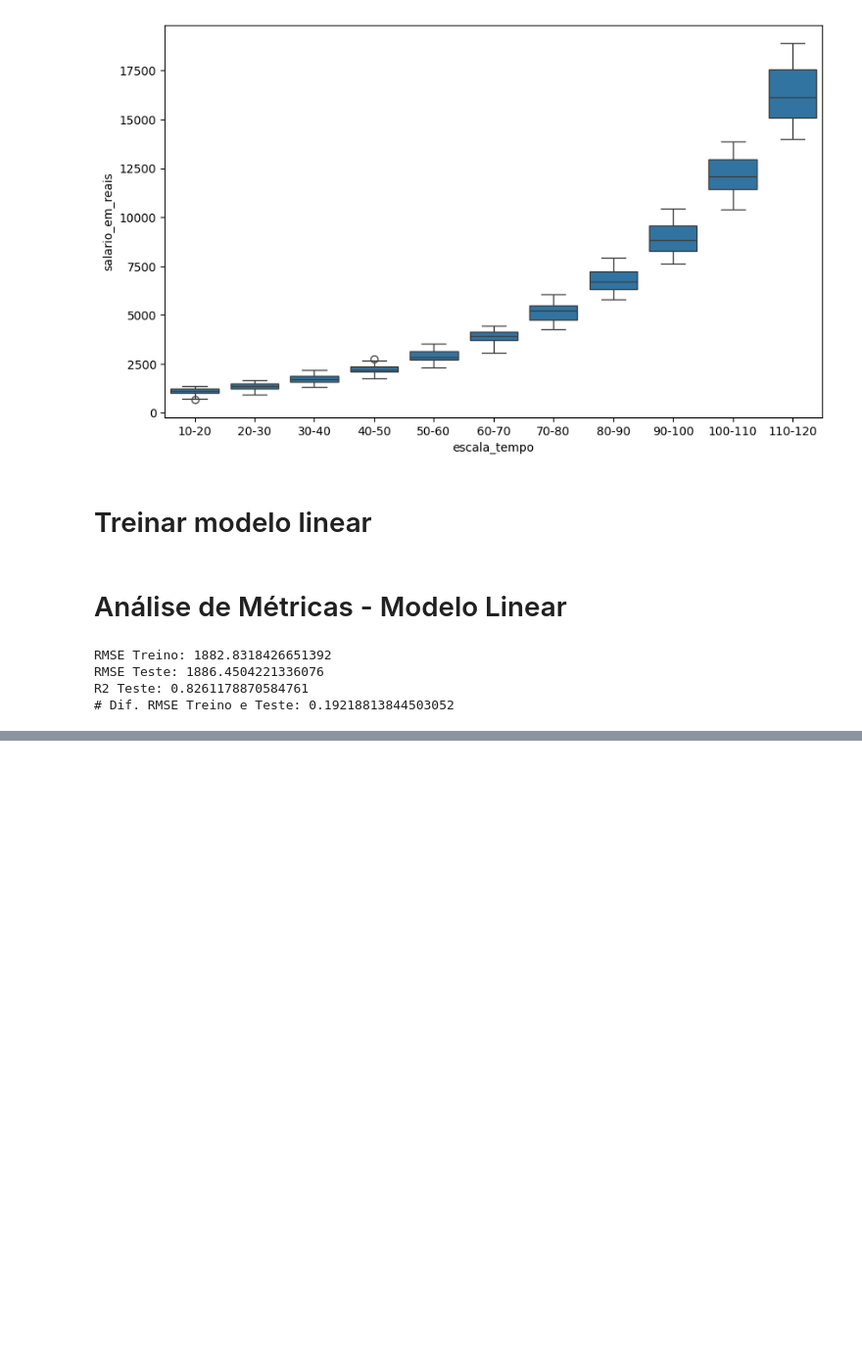
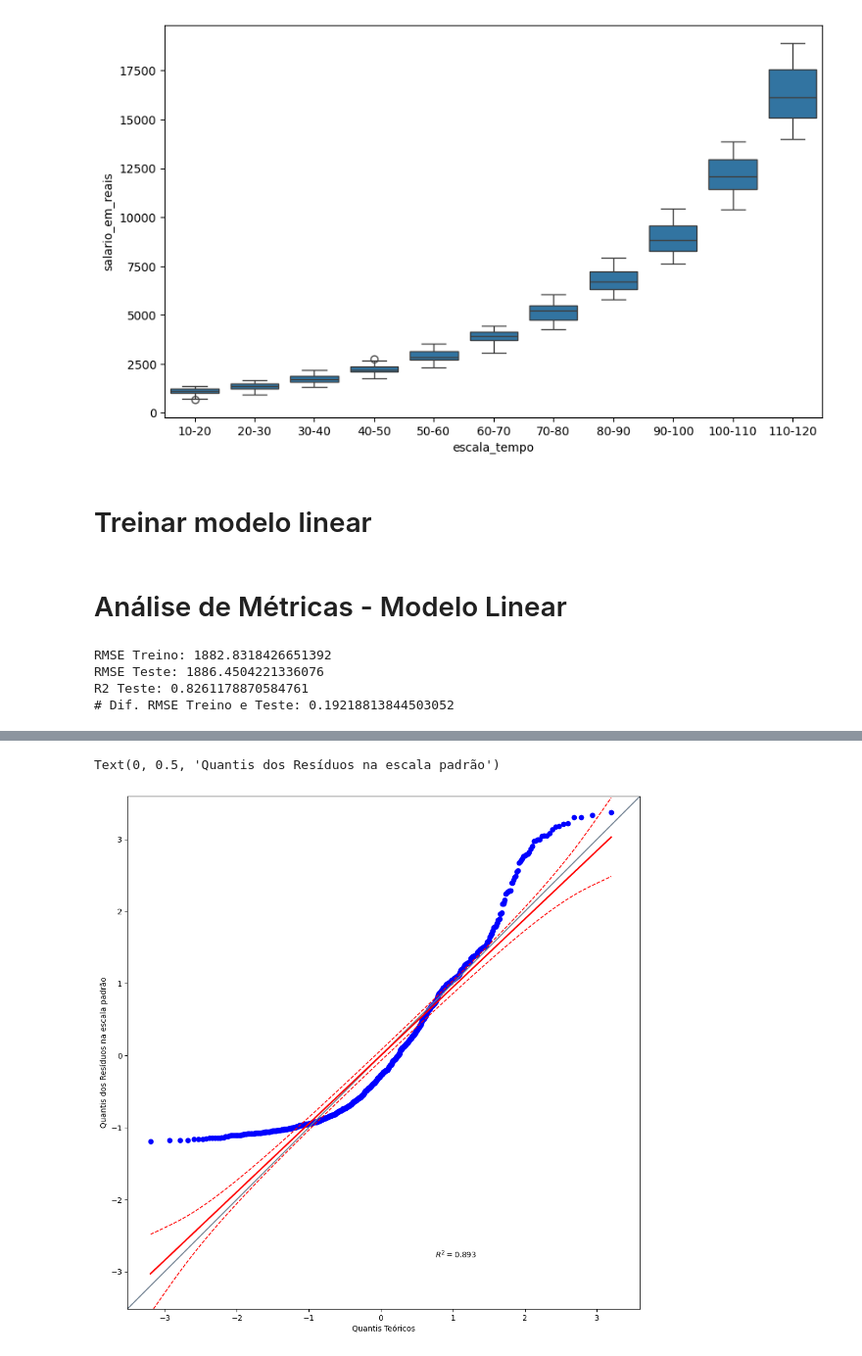
Before and after one commit to angelomedeiros/formacao-ia-regressao-polinomial, a Jupyter notebook: model_salario.ipynb, the cells around one changed output, grey strips where cells are left out. Shown: that part at 98% size. Saved outputs shown, nothing was run; the diff lists cells and outputs as text; code cells hidden in the pictures; blank space fills up the shorter version.

```diff
--- a/model_salario.ipynb
+++ b/model_salario.ipynb
@@ -274,0 +292,11 @@ R2 Teste: 0.8261178870584761
+# %%
+# Checar se os resíduos seguem uma distribuição normal
+# QQ Plot
+import pingouin as pg
+plt.figure(figsize=(12, 12))
+pg.qqplot(residuos_std, dist='norm')
+plt.xlabel('Quantis Teóricos')
+plt.ylabel('Quantis dos Resíduos na escala padrão')
+# %% [output]
+Text(0, 0.5, 'Quantis dos Resíduos na escala padrão')
+[figure, added]
```
Also changed, not shown: parts of 3 cells of this notebook.
